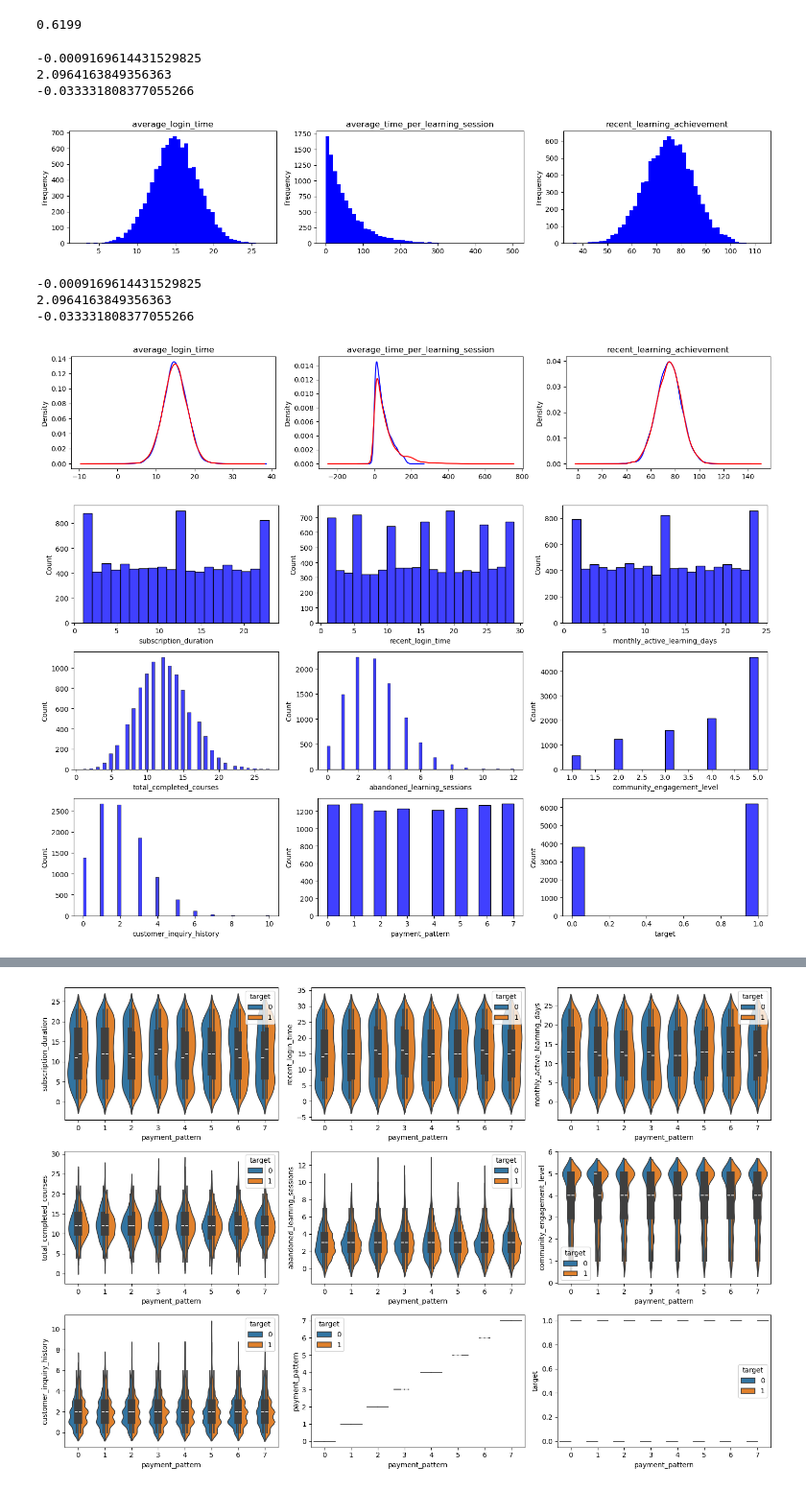
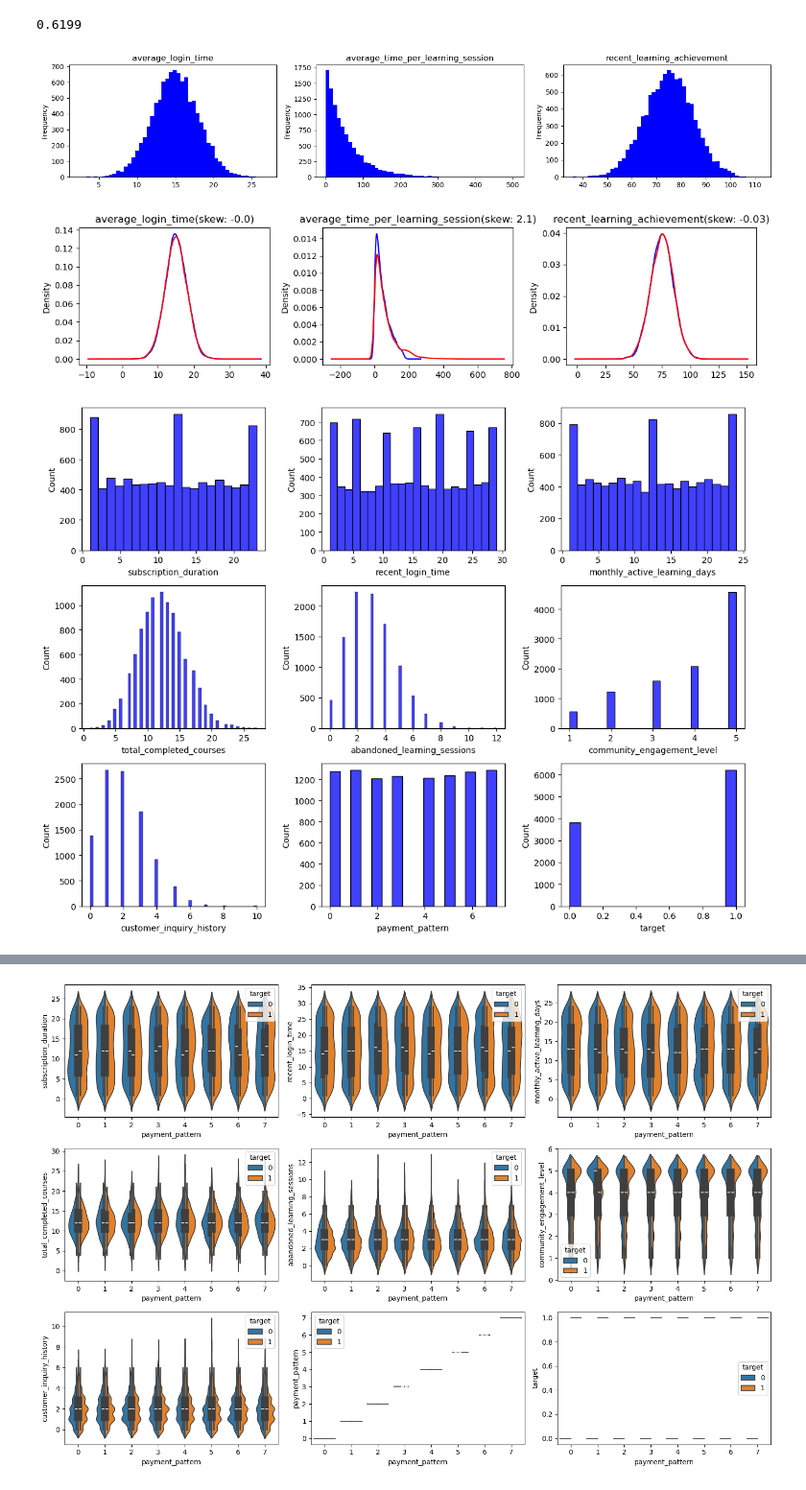
Before and after one commit to yadonnn/dacon_subscription_classification, a Jupyter notebook: EDA.ipynb, the cells around one changed output, grey strips where cells are left out. Shown at 96% size. Cells and saved outputs as stored; diff of their text form; code cells hidden in the pictures.

```diff
--- a/EDA.ipynb
+++ b/EDA.ipynb
@@ -122,38 +103,30 @@ print(target_probability)
 0.6199
 # %%
 # 수치형 EDA - dtype : float
-from scipy import stats
-
 float_columns = df.select_dtypes(float).columns
-fig, ax = plt.subplots(1,3,figsize=(15 , 3))
+fig, ax = plt.subplots(1, 3, figsize=(15, 3))
 for idx, column in enumerate(float_columns):
 	df[column].plot(kind='hist', bins=50, ax=ax[idx], title=column, color='b')
-	print(stats.skew(df[column]))
 fig.tight_layout()
 plt.show()
 # %% [output]
--0.0009169614431529825
-2.0964163849356363
--0.033331808377055266
 [figure]
 # %%
+from scipy import stats
+
 float_columns = df.select_dtypes(float).columns
-fig, ax = plt.subplots(1,3,figsize=(15 , 3))
+fig, ax = plt.subplots(1,3,figsize=(12 , 3))
 for idx, column in enumerate(float_columns):
-	df[df['target'] == 0][column].plot(kind='kde', ax=ax[idx], title=column, color='b')
-	df[df['target'] == 1][column].plot(kind='kde', ax=ax[idx], title=column, color='r')
+	df[df['target'] == 0][column].plot(kind='kde', ax=ax[idx], color='b')
+	df[df['target'] == 1][column].plot(kind='kde', ax=ax[idx], title=f'{column}(skew: {round(stats.skew(df[column]), 2)})', color='r')
 
-	print(stats.skew(df[column]))
 fig.tight_layout()
 plt.show()
 # %% [output]
--0.0009169614431529825
-2.0964163849356363
--0.033331808377055266
-[figure, old version]
+[figure, new version]
 # %%
 int_columns = df.select_dtypes(int).columns
-fig, ax = plt.subplots(3, 3, figsize=(15, 9))
+fig, ax = plt.subplots(3, 3, figsize=(12, 9))
 ax = ax.ravel()
 
 for idx, column in enumerate(int_columns):
@@ -161,4 +134,4 @@ for idx, column in enumerate(int_columns):
 fig.tight_layout()
 plt.show()
 # %% [output]
-[figure, old version]
+[figure, new version]
```
Also changed, not shown: parts of 3 cells of this notebook.
